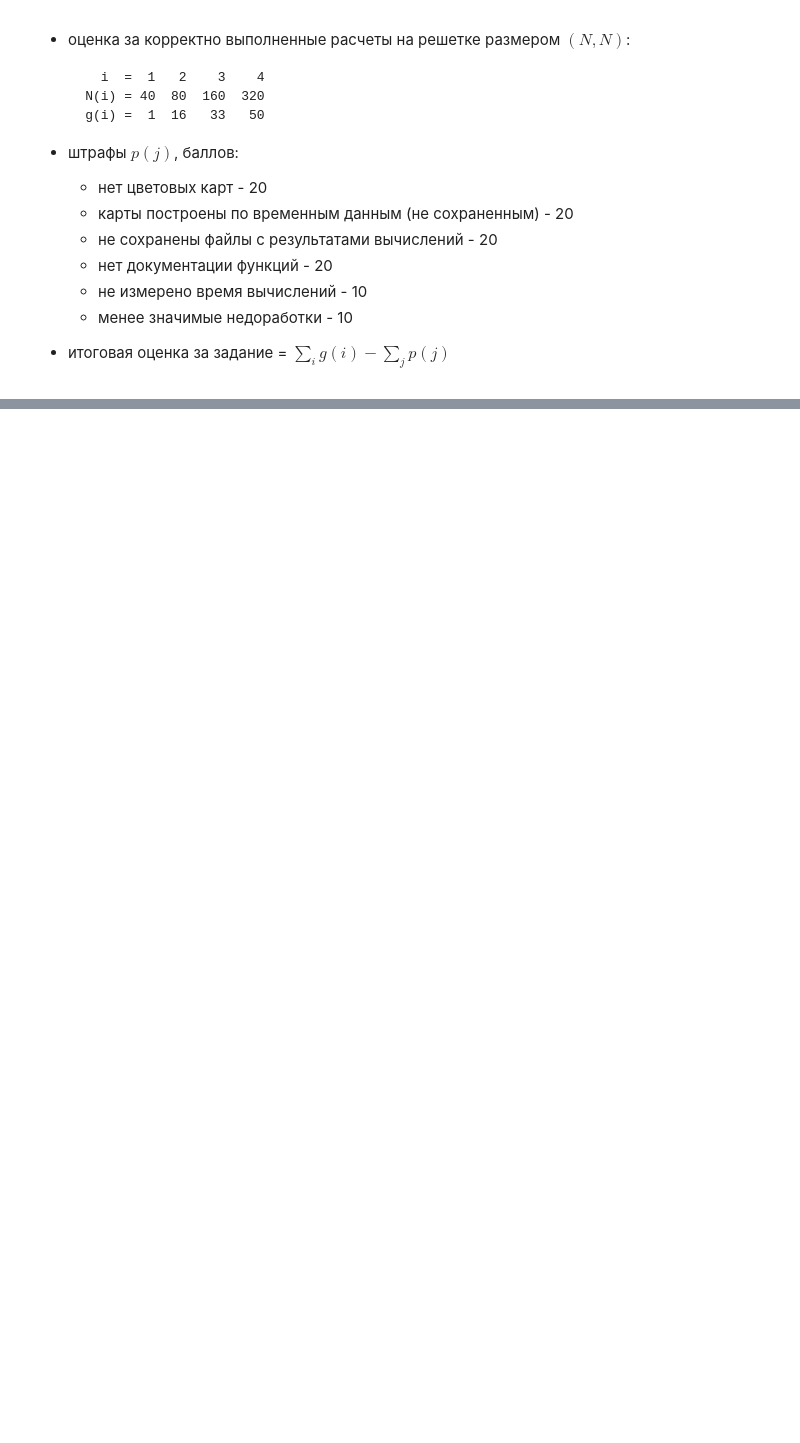
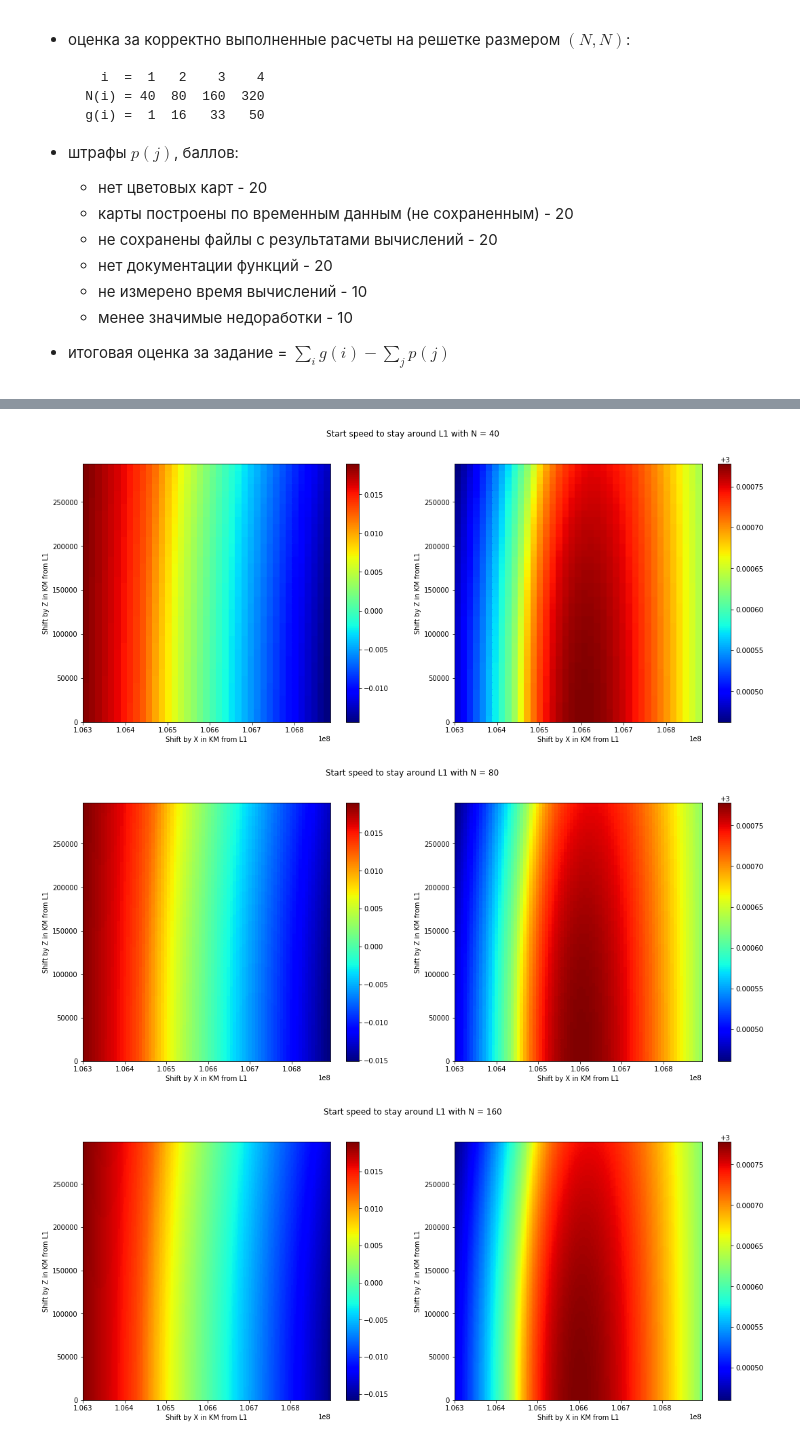
Before and after one commit to rmnigm/py-cp3, a Jupyter notebook: unstable_orbits/unstable_orbits.ipynb, the cells around one changed output, grey strips where cells are left out. Drawn from its saved outputs; the diff is of its cells as text; code cells hidden in the pictures; blank space fills up the shorter version.

```diff
--- a/unstable_orbits/unstable_orbits.ipynb
+++ b/unstable_orbits/unstable_orbits.ipynb
@@ -373,0 +226,44 @@ np.save(f'{hash(str(xmin) + str(xmax) + str(0) + str(d/3) + str(40))}.npy', res)
+# %%
+N = 20 # 40 80 160 320
+
+speed_label = f'speed_{N}'
+jacobi_label = f'jacobi_{N}'
+grid = preset_grid(xmin, xmax, zmin, zmax, N)
+start = time()
+speeds, jacobis = compute_grid(crtbp_ode, grid, h, mc, 100000, pl)
+np.save(f'{speed_label}.npy', speeds)
+np.save(f'{jacobi_label}.npy', jacobis)
+
+f = open('compute_time.txt', 'a')
+f.write(f'{time() - start} seconds elapased for {N}x{N} grid')
+f.close()
+# %%
+def plot(N):
+    """Helper function for plotting heatmaps of speed and Jacobi constants"""
+    xs = np.arange(xmin, xmax, (xmax - xmin) / N)
+    zs = np.arange(zmin, zmax, (zmax - zmin) / N)
+    grid = preset_grid(xmin, xmax, zmin, zmax, N)
+    speed_label = f'speed_{N}'
+    jacobi_label = f'jacobi_{N}'
+    speeds = np.load(f'{speed_label}.npy')
+    jacobis = np.load(f'{jacobi_label}.npy')
+    X, Z = R * grid[:, :, 0] - xL1, R * grid[:, :, 2]
+
+    fig, ax = plt.subplots(figsize=(18, 7), ncols=2, nrows=1)
+    pic = ax[0].pcolormesh(X, Z, speeds, cmap='jet')
+    plt.colorbar(pic, ax=ax[0])
+    ax[0].set_xlabel('Shift by X in KM from L1')
+    ax[0].set_ylabel('Shift by Z in KM from L1')
+    pic = ax[1].pcolormesh(X, Z, jacobis, cmap='jet')
+    plt.colorbar(pic, ax=ax[1])
+    ax[1].set_xlabel('Shift by X in KM from L1')
+    ax[1].set_ylabel('Shift by Z in KM from L1')
+    plt.suptitle(f'Start speed to stay around L1 with N = {N}')
+    plt.show()
+# %%
+for N in [40, 80, 160, 320]:
+    plot(N)
+# %% [output]
+[figure, added]
+[figure, added]
+[figure, added]
```
Also changed, not shown: parts of 28 cells of this notebook, 1 other file.
